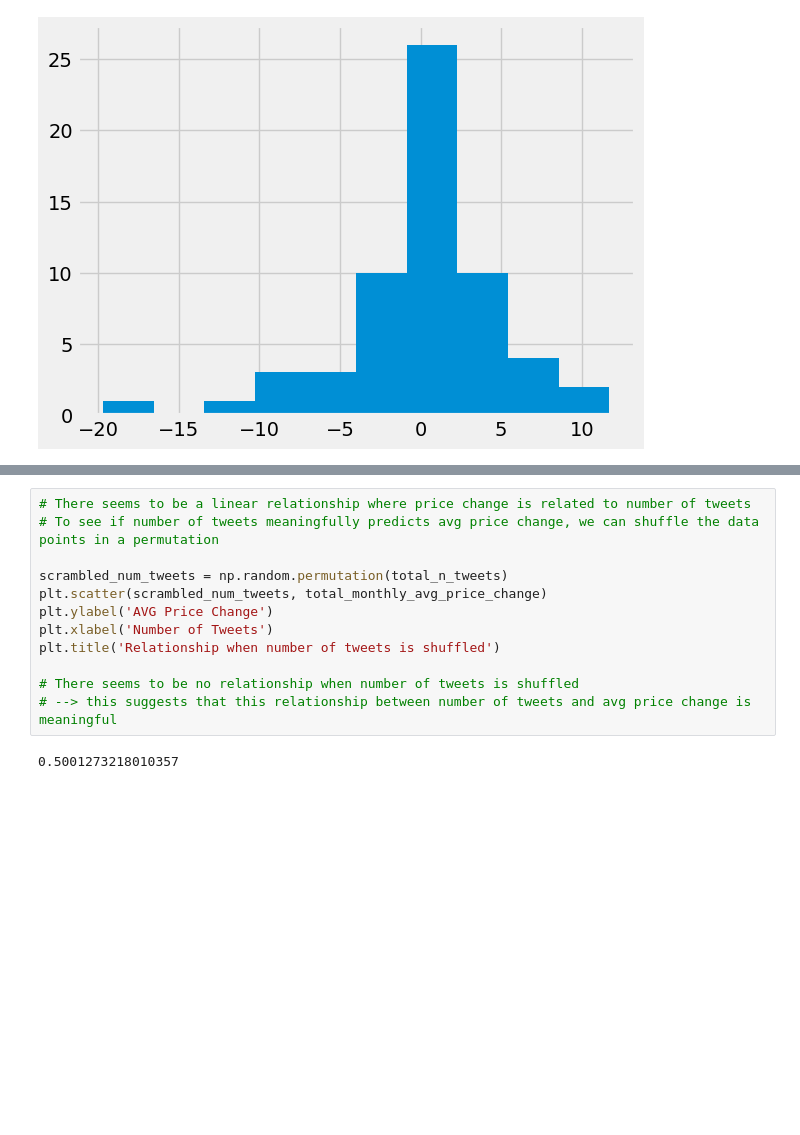
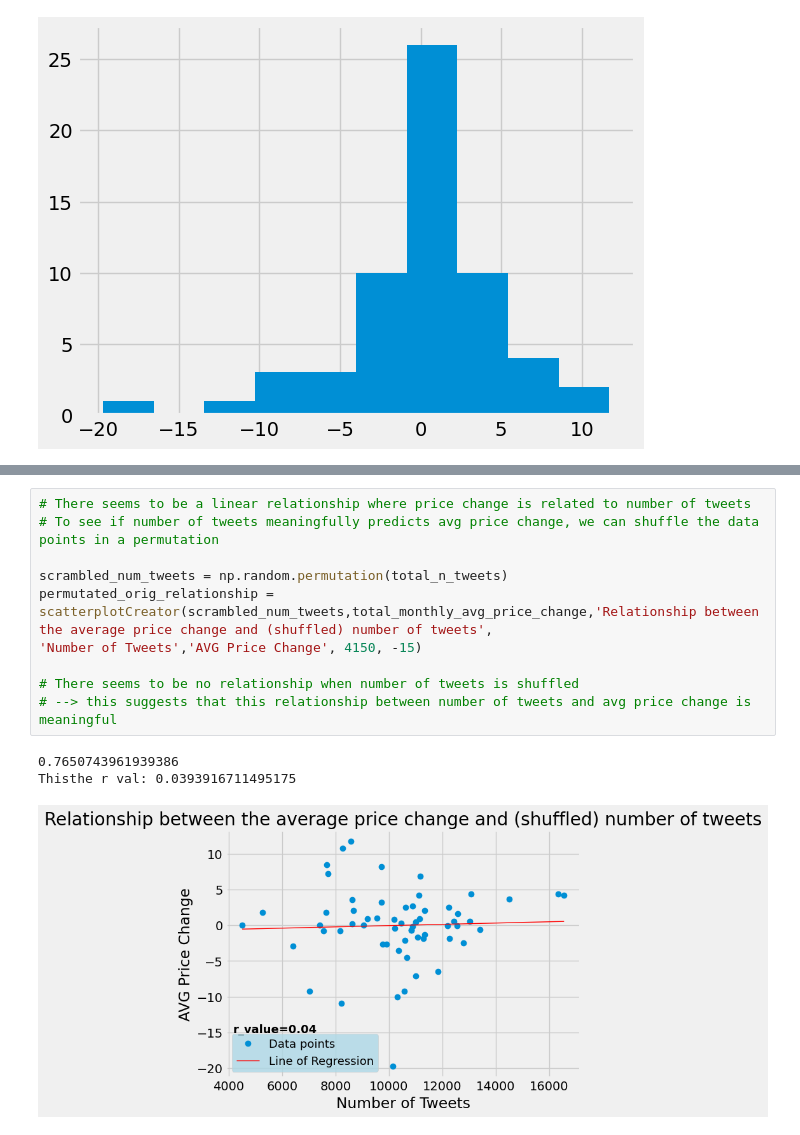
Before and after one commit to JulianaMatovu/Influence-of-Tweets-on-Amazon-Stock-Prices, a Jupyter notebook: Influence of Tweets on Stock Price.ipynb, the cells around one changed output, grey strips where cells are left out. Saved outputs shown, nothing was run; the diff lists cells and outputs as text; blank space fills up the shorter version.

```diff
--- a/Influence of Tweets on Stock Price.ipynb
+++ b/Influence of Tweets on Stock Price.ipynb
@@ -297,17 +333,17 @@ print(correlation1.statistic)
 # %%
 # There seems to be a linear relationship where price change is related to number of tweets
 # To see if number of tweets meaningfully predicts avg price change, we can shuffle the data points in a permutation
 
 scrambled_num_tweets = np.random.permutation(total_n_tweets)
-plt.scatter(scrambled_num_tweets, total_monthly_avg_price_change)
-plt.ylabel('AVG Price Change')
-plt.xlabel('Number of Tweets')
-plt.title('Relationship when number of tweets is shuffled')
+permutated_orig_relationship = scatterplotCreator(scrambled_num_tweets,total_monthly_avg_price_change,'Relationship between the average price change and (shuffled) number of tweets',
+'Number of Tweets','AVG Price Change', 4150, -15)
 
 # There seems to be no relationship when number of tweets is shuffled
 # --> this suggests that this relationship between number of tweets and avg price change is meaningful
 # %% [output]
-0.5001273218010357
+0.7650743961939386
+Thisthe r val: 0.0393916711495175
+[figure, added]
 # %%
 avg_price_change_n_tweets_df = pd.DataFrame({'AVG Price Change':total_monthly_avg_price_change, 'Number of Tweets':total_n_tweets})
 pos_avg_price_change_df = avg_price_change_n_tweets_df[avg_price_change_n_tweets_df['AVG Price Change'] > 0]
```
Also changed, not shown: parts of 11 cells of this notebook.
